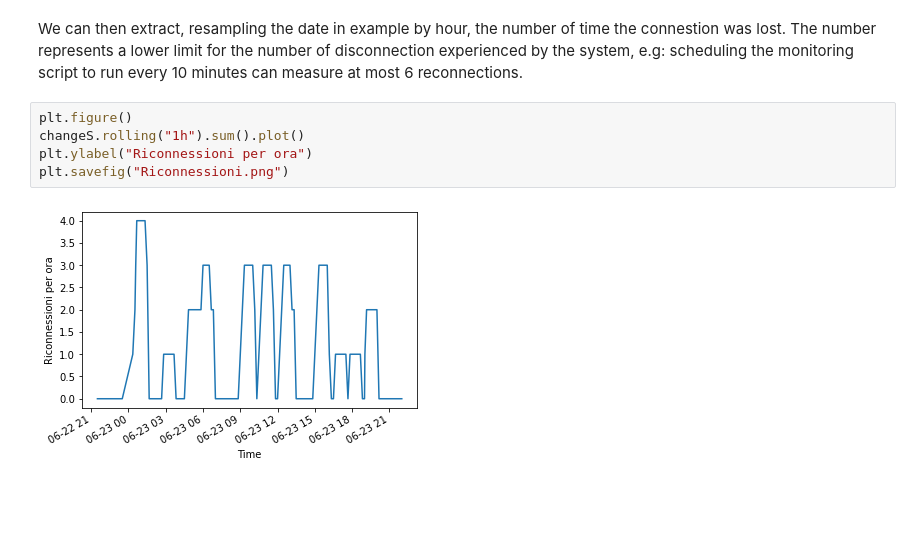
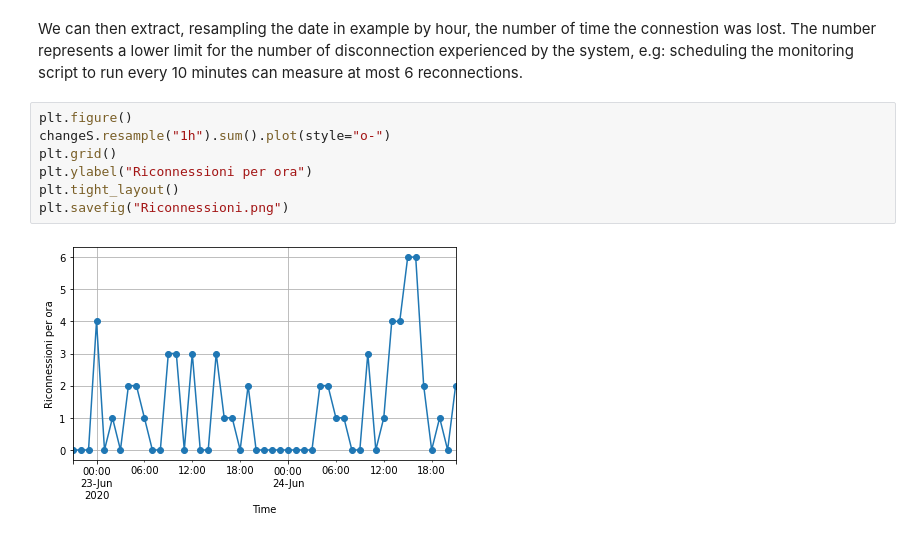
Before and after one commit to guivo/ModemChecker, a Jupyter notebook: analysis.ipynb, the cells around one changed output. Cells and saved outputs as stored; diff of their text form; blank space fills up the shorter version.

```diff
--- a/analysis.ipynb
+++ b/analysis.ipynb
@@ -60,8 +60,10 @@ The number represents a lower limit for the number of disconnection experienced
 scheduling the monitoring script to run every 10 minutes can measure at most 6 reconnections.
 # %%
 plt.figure()
-changeS.rolling("1h").sum().plot()
+changeS.resample("1h").sum().plot(style="o-")
+plt.grid()
 plt.ylabel("Riconnessioni per ora")
+plt.tight_layout()
 plt.savefig("Riconnessioni.png")
 # %% [output]
-[figure, old version]
+[figure, new version]
```
